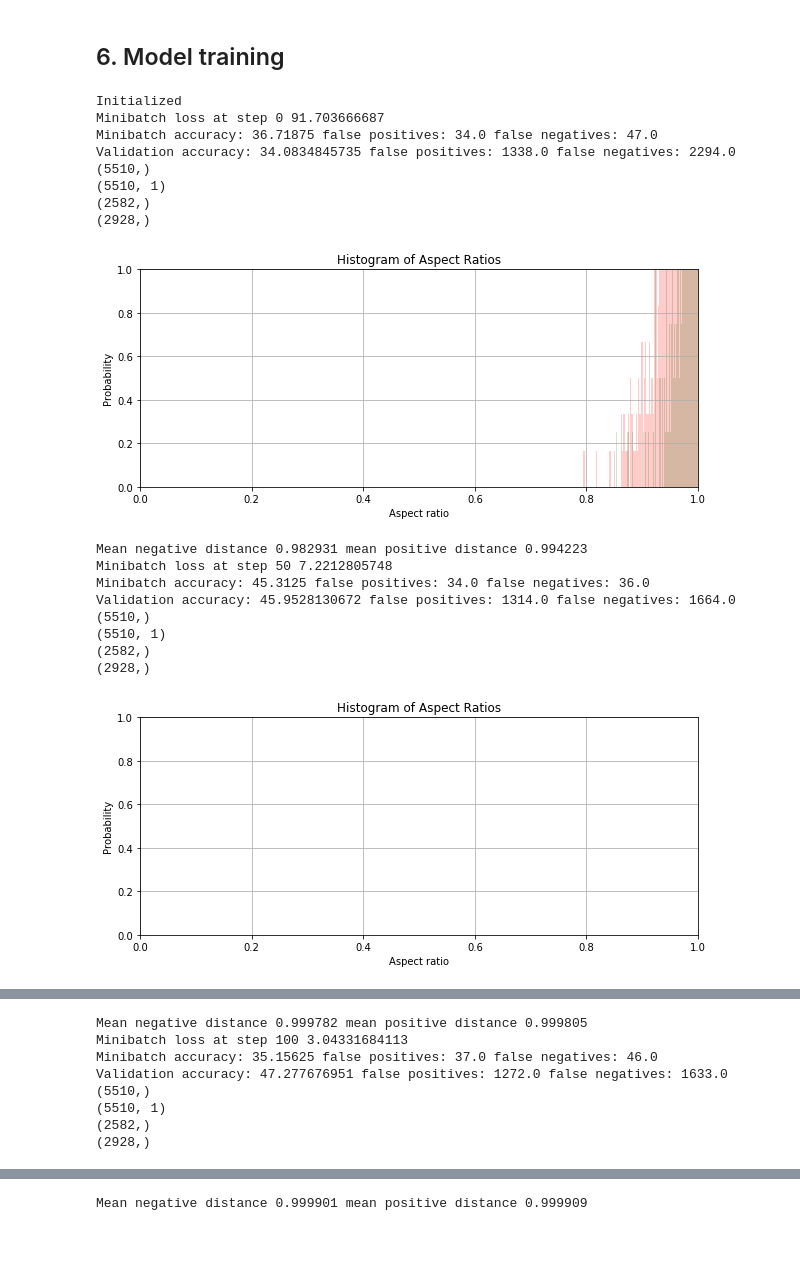
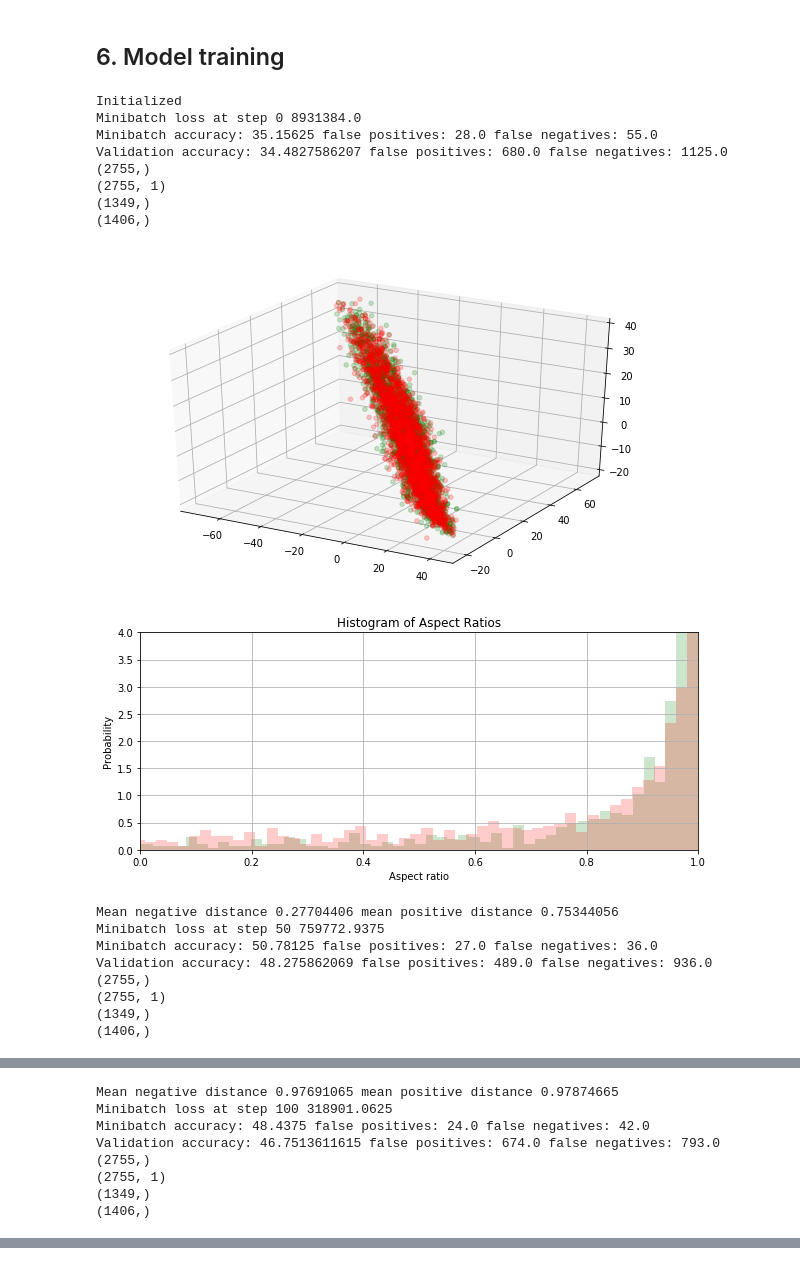
Before and after one commit to MLProjects/whale, a Jupyter notebook: src/3_convet_model.ipynb, the cells around one changed output, grey strips where cells are left out. Drawn from its saved outputs; the diff is of its cells as text; code cells hidden in the pictures.

Commit message:
Added scatter 3d plot

```diff
--- a/src/3_convet_model.ipynb
+++ b/src/3_convet_model.ipynb
@@ -50,8 +51,9 @@ PATCH_2 = 6
 DEPTH_1 = 15
 DEPTH_2 = 45
 NUM_HIDEN = 1024
+EMBEDDING = 3
 NUM_LABELS = 1
-MARGIN = 2.0
+MARGIN = 0.1
 
 
 #Training parameters
@@ -120,7 +122,7 @@ def print_means(distance, labels):
     plt.xlabel('Aspect ratio')
     plt.ylabel('Probability')
     plt.title('Histogram of Aspect Ratios')
-    plt.axis([0, 1, 0, 1])
+    plt.axis([0, 1, 0, 4])
     plt.grid(True)
     plt.show()
 
@@ -153,7 +155,7 @@ with siamese_model.as_default():
       'layer3': tf.Variable(tf.truncated_normal(\
               [IMAGE_HEIGHT // 4 * (IMAGE_WIDHT // 4 ) * DEPTH_2, NUM_HIDEN], stddev=0.1)),
       'layer4': tf.Variable(tf.truncated_normal(\
-              [NUM_HIDEN, 10], stddev=0.1))
+              [NUM_HIDEN, EMBEDDING], stddev=0.1))
       }
     biases = {
         'layer1' : tf.Variable(tf.zeros([DEPTH_1])),
@@ -189,6 +191,7 @@ with siamese_model.as_default():
     def loss(y):
         labels_t = y
         labels_f = tf.subtract(1.0, y, name="1-yi")          # labels_ = !labels;
+        disperssion = BETA * tf.reduce_sum(tf.add(tf.pow(logits1, 2),tf.pow(logits2, 2)), 1)
         eucd2 = tf.pow(tf.subtract(logits1, logits2), 2)
         eucd2 = tf.reduce_sum(eucd2, 1)
         eucd = tf.sqrt(eucd2+1e-6, name="eucd")
@@ -205,6 +208,7 @@ with siamese_model.as_default():
     def loss_paper(y):
         labels_i = y
         labels_g = tf.subtract(1.0, y, name="1-yi")          # labels_ = !labels;
+        disperssion = BETA * tf.reduce_sum(tf.add(tf.pow(logits1, 2),tf.pow(logits2, 2)), 1)
         ew2 = tf.pow(tf.subtract(logits1, logits2), 2)
         ew2 = tf.reduce_sum(ew2, 1)
         ew = tf.sqrt(ew2+1e-6, name="ew")
@@ -215,7 +219,8 @@ with siamese_model.as_default():
         # neg = tf.multiply(labels_f, tf.maximum(0.0, tf.subtract(C,eucd2)), name="Nyi_x_C-eucd_xx_2")
         neg = labels_i *2 * Q * tf.exp( - 2.77 * ew / Q)
         losses = tf.add(pos, neg, name="losses")
-        loss = tf.reduce_mean(losses, name="loss")
+        losses = tf.add(losses, disperssion)
+        loss = tf.reduce_sum(losses, name="loss")
         return loss
 
 
@@ -237,4 +242,6 @@ with siamese_model.as_default():
     num = tf.reduce_sum(val_logits1 * val_logits2, axis = 1)
     den = tf.sqrt(tf.reduce_sum(tf.pow(val_logits1, 2),1)) * tf.sqrt(tf.reduce_sum(tf.pow(val_logits2, 2),1))
     valid_prediction = num/den
+    embedding1 = val_logits1
+    embedding2 = val_logits2
 # %% [output]
@@ -275,47 +282,53 @@ with tf.Session(graph=siamese_model) as session:
       distances = valid_prediction.eval()
       acc, fp, fn = accuracy(distances, valid_labels)
       accuracies.append(acc)
       rates.append(float(fp/fn))
+      embeddings1 = embedding1.eval()
+      embeddings2 = embedding2.eval()
+      fig = plt.figure(figsize=(10, 6))
+      ax = fig.add_subplot(111, projection='3d')
+      ax.scatter(embeddings1[:,0], embeddings1[:,1], embeddings1[:,2], zdir='z', s=20, c=None, depthshade=True,facecolor='green', alpha=0.2)
+      ax.scatter(embeddings2[:,0], embeddings2[:,1], embeddings2[:,2], zdir='z', s=20, c=None, depthshade=True,facecolor='red', alpha=0.2)
 
     if (step % 50 == 0):
       print('Minibatch loss at step {} {}'.format(step, _loss))
       a = accuracy(predictions, batch_labels)
       print('Minibatch accuracy: {} false positives: {} false negatives: {}'.format(a[0], a[1], a[2] ) )
       a = accuracy(valid_prediction.eval(), valid_labels)
       print('Validation accuracy: {} false positives: {} false negatives: {}'.format(a[0], a[1], a[2] ) )
       print_means(valid_prediction.eval(), valid_labels)
 #print('Test accuracy: %.1f%%' % accuracy(test_prediction.eval(), test_labels))
 
 # Show the results.
 fig, (ax1, ax2, ax3) = plt.subplots(1, 3)
 plt.subplots_adjust(wspace=.8)
 fig.set_size_inches(10, 4)
 ax1.plot(range(0, NUM_STEPS, P_FREQ), losses)
 ax1.set_ylabel("Loss")
 ax1.set_xlabel("Training steps")
 ax2.plot(range(0, NUM_STEPS, P_FREQ), accuracies)
 ax2.set_ylabel("Validation Accuracy [%]")
 ax2.set_xlabel("Training steps")
 ax3.plot(range(0, NUM_STEPS, P_FREQ), rates)
 ax3.set_ylabel("FP / FN [%]")
 ax3.set_xlabel("Training steps")
 plt.show()
 # %% [output]
 Initialized
-Minibatch loss at step 0 91.703666687
-Minibatch accuracy: 36.71875 false positives: 34.0 false negatives: 47.0
-Validation accuracy: 34.0834845735 false positives: 1338.0 false negatives: 2294.0
-(5510,)
-(5510, 1)
-(2582,)
-(2928,)
+Minibatch loss at step 0 8931384.0
+Minibatch accuracy: 35.15625 false positives: 28.0 false negatives: 55.0
+Validation accuracy: 34.4827586207 false positives: 680.0 false negatives: 1125.0
+(2755,)
+(2755, 1)
+(1349,)
+(1406,)
-[figure, old version]
+[figure, new version]
+[figure, new version]
-Mean negative distance 0.982931 mean positive distance 0.994223
-Minibatch loss at step 50 7.2212805748
-Minibatch accuracy: 45.3125 false positives: 34.0 false negatives: 36.0
-Validation accuracy: 45.9528130672 false positives: 1314.0 false negatives: 1664.0
-(5510,)
-(5510, 1)
-(2582,)
-(2928,)
+Mean negative distance 0.27704406 mean positive distance 0.75344056
+Minibatch loss at step 50 759772.9375
+Minibatch accuracy: 50.78125 false positives: 27.0 false negatives: 36.0
+Validation accuracy: 48.275862069 false positives: 489.0 false negatives: 936.0
+(2755,)
+(2755, 1)
+(1349,)
+(1406,)
-[figure, old version]
@@ -322,8 +337,8 @@ Validation accuracy: 45.9528130672 false positives: 1314.0 false negatives: 1664
-Mean negative distance 0.999782 mean positive distance 0.999805
-Minibatch loss at step 100 3.04331684113
-Minibatch accuracy: 35.15625 false positives: 37.0 false negatives: 46.0
-Validation accuracy: 47.277676951 false positives: 1272.0 false negatives: 1633.0
-(5510,)
-(5510, 1)
-(2582,)
-(2928,)
+Mean negative distance 0.97691065 mean positive distance 0.97874665
+Minibatch loss at step 100 318901.0625
+Minibatch accuracy: 48.4375 false positives: 24.0 false negatives: 42.0
+Validation accuracy: 46.7513611615 false positives: 674.0 false negatives: 793.0
+(2755,)
+(2755, 1)
+(1349,)
+(1406,)
@@ -349,3 +358,2 @@ Validation accuracy: 47.22323049 false positives: 1258.0 false negatives: 1650.0
-Mean negative distance 0.999901 mean positive distance 0.999909
 # %%
 print(valid_labels.shape)
```
Also changed, not shown: parts of 9 cells of this notebook.
